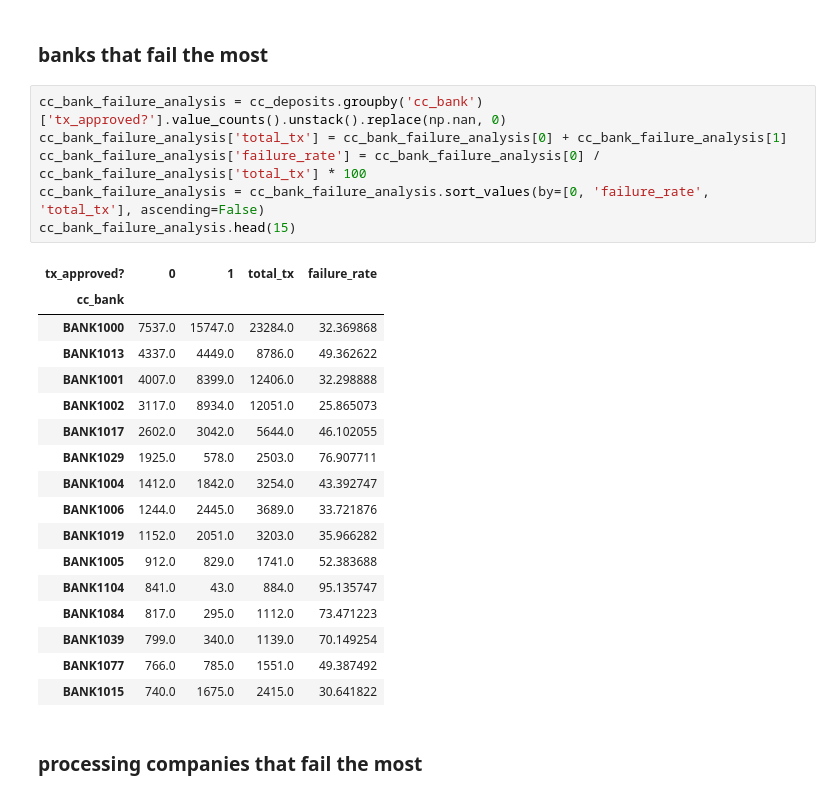
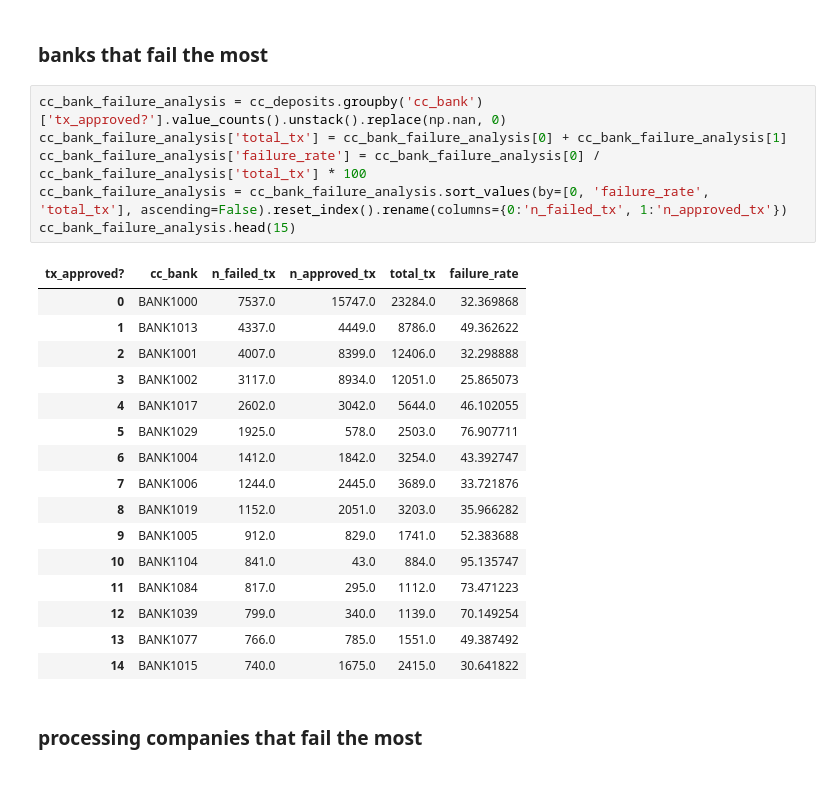
Before and after one commit to ferseguias/ft_interview_test, a Jupyter notebook: credit_card_deposits.ipynb, the cells around one changed output. Drawn from its saved outputs; the diff is of its cells as text.

```diff
--- a/credit_card_deposits.ipynb
+++ b/credit_card_deposits.ipynb
@@ -94,27 +96,26 @@ display(pd.DataFrame(cc_processing_co_failure))
 # %%
 cc_bank_failure_analysis = cc_deposits.groupby('cc_bank')['tx_approved?'].value_counts().unstack().replace(np.nan, 0)
 cc_bank_failure_analysis['total_tx'] = cc_bank_failure_analysis[0] + cc_bank_failure_analysis[1]
 cc_bank_failure_analysis['failure_rate'] = cc_bank_failure_analysis[0] / cc_bank_failure_analysis['total_tx'] * 100
-cc_bank_failure_analysis = cc_bank_failure_analysis.sort_values(by=[0, 'failure_rate', 'total_tx'], ascending=False)
+cc_bank_failure_analysis = cc_bank_failure_analysis.sort_values(by=[0, 'failure_rate', 'total_tx'], ascending=False).reset_index().rename(columns={0:'n_failed_tx', 1:'n_approved_tx'})
 cc_bank_failure_analysis.head(15)
 # %% [output]
-| tx_approved? | 0 | 1 | total_tx | failure_rate |
-| cc_bank |  |  |  |  |
-| BANK1000 | 7537.0 | 15747.0 | 23284.0 | 32.369868 |
-| BANK1013 | 4337.0 | 4449.0 | 8786.0 | 49.362622 |
-| BANK1001 | 4007.0 | 8399.0 | 12406.0 | 32.298888 |
-| BANK1002 | 3117.0 | 8934.0 | 12051.0 | 25.865073 |
-| BANK1017 | 2602.0 | 3042.0 | 5644.0 | 46.102055 |
-| BANK1029 | 1925.0 | 578.0 | 2503.0 | 76.907711 |
-| BANK1004 | 1412.0 | 1842.0 | 3254.0 | 43.392747 |
-| BANK1006 | 1244.0 | 2445.0 | 3689.0 | 33.721876 |
-| BANK1019 | 1152.0 | 2051.0 | 3203.0 | 35.966282 |
-| BANK1005 | 912.0 | 829.0 | 1741.0 | 52.383688 |
-| BANK1104 | 841.0 | 43.0 | 884.0 | 95.135747 |
-| BANK1084 | 817.0 | 295.0 | 1112.0 | 73.471223 |
-| BANK1039 | 799.0 | 340.0 | 1139.0 | 70.149254 |
-| BANK1077 | 766.0 | 785.0 | 1551.0 | 49.387492 |
-| BANK1015 | 740.0 | 1675.0 | 2415.0 | 30.641822 |
+| tx_approved? | cc_bank | n_failed_tx | n_approved_tx | total_tx | failure_rate |
+| 0 | BANK1000 | 7537.0 | 15747.0 | 23284.0 | 32.369868 |
+| 1 | BANK1013 | 4337.0 | 4449.0 | 8786.0 | 49.362622 |
+| 2 | BANK1001 | 4007.0 | 8399.0 | 12406.0 | 32.298888 |
+| 3 | BANK1002 | 3117.0 | 8934.0 | 12051.0 | 25.865073 |
+| 4 | BANK1017 | 2602.0 | 3042.0 | 5644.0 | 46.102055 |
+| 5 | BANK1029 | 1925.0 | 578.0 | 2503.0 | 76.907711 |
+| 6 | BANK1004 | 1412.0 | 1842.0 | 3254.0 | 43.392747 |
+| 7 | BANK1006 | 1244.0 | 2445.0 | 3689.0 | 33.721876 |
+| 8 | BANK1019 | 1152.0 | 2051.0 | 3203.0 | 35.966282 |
+| 9 | BANK1005 | 912.0 | 829.0 | 1741.0 | 52.383688 |
+| 10 | BANK1104 | 841.0 | 43.0 | 884.0 | 95.135747 |
+| 11 | BANK1084 | 817.0 | 295.0 | 1112.0 | 73.471223 |
+| 12 | BANK1039 | 799.0 | 340.0 | 1139.0 | 70.149254 |
+| 13 | BANK1077 | 766.0 | 785.0 | 1551.0 | 49.387492 |
+| 14 | BANK1015 | 740.0 | 1675.0 | 2415.0 | 30.641822 |
 # %% [markdown]
 ### processing companies that fail the most
 # %%
```
Also changed, not shown: parts of 3 cells of this notebook, 2 other files.
